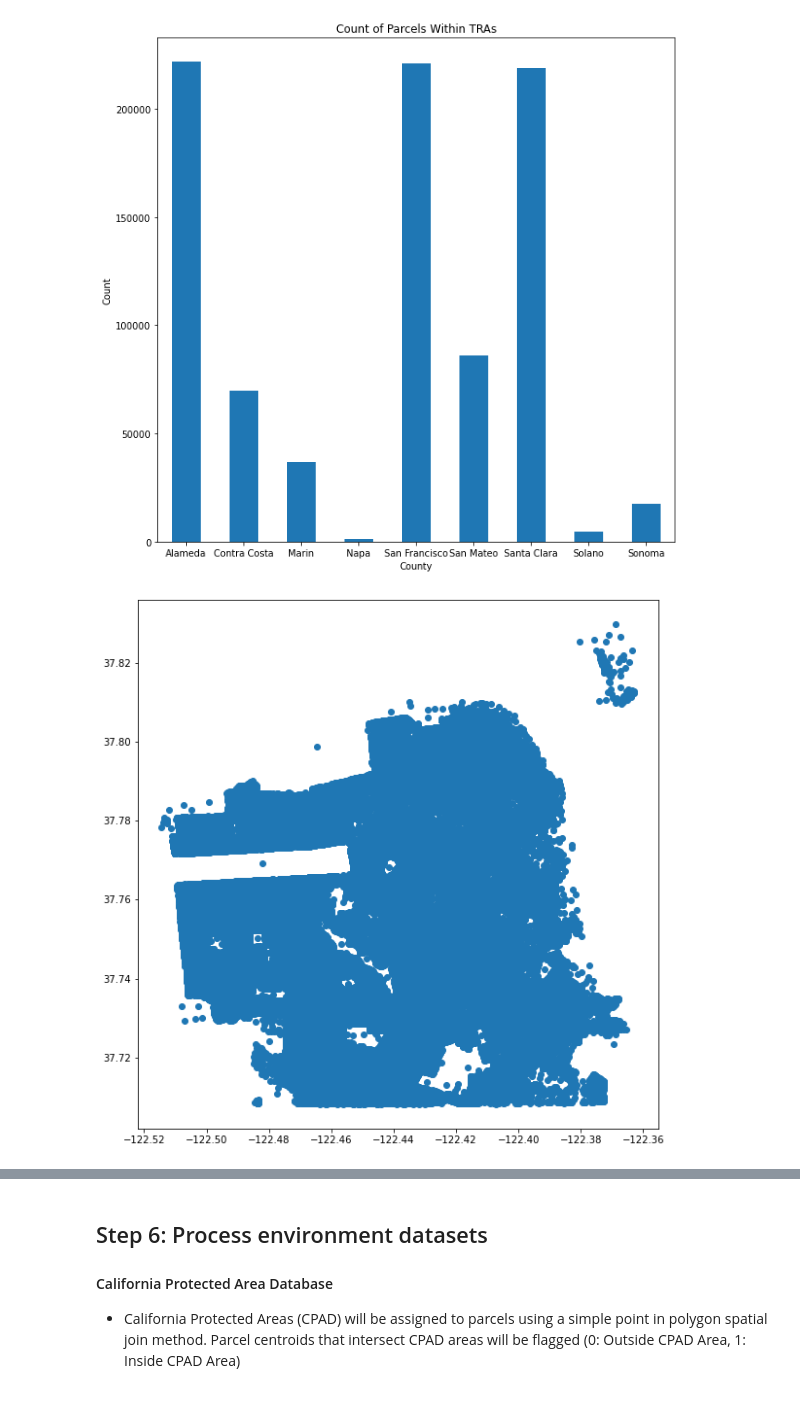
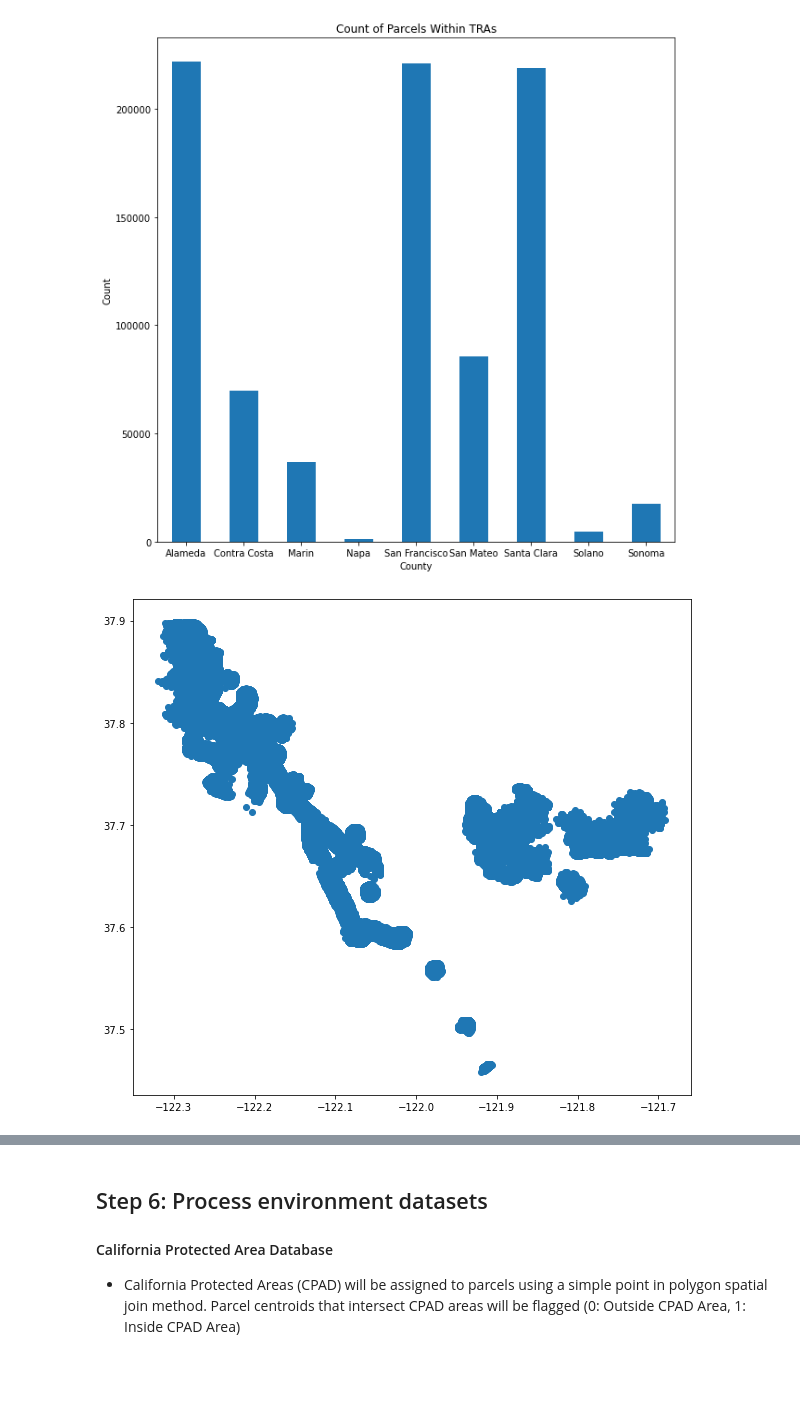
Before and after one commit to BayAreaMetro/Data-Analysis-Projects, a Jupyter notebook: housing-element-prescreening/scripts/Pre-Screening-Data-Processing.ipynb, the cells around one changed output, grey strips where cells are left out. Saved outputs shown, nothing was run; the diff lists cells and outputs as text; code cells hidden in the pictures.

```diff
--- a/housing-element-prescreening/scripts/Pre-Screening-Data-Processing.ipynb
+++ b/housing-element-prescreening/scripts/Pre-Screening-Data-Processing.ipynb
@@ -611,7 +601,7 @@ fiona.listlayers(os.path.join(data_dir,'site_selection_prescreening_database.gdb
  'cdf_fire_responsibility_areas_and_risk']
 # %%
 #Read fire severity risk data from project fgdb
-tra = gp.read_file(os.path.join(data_dir,'site_selection_prescreening_database.gdb'),
+tra_2020 = gp.read_file(os.path.join(data_dir,'site_selection_prescreening_database.gdb'),
                   driver='FileGDB',
                   layer='transit_rich_areas_2020')
 # %%
@@ -630,7 +620,7 @@ Datum: World Geodetic System 1984
 - Prime Meridian: Greenwich
 # %%
 #rename dissolve column to tra
-tra.rename(columns={'diss':'tra'},inplace=True)
+tra_2020.rename(columns={'diss':'tra'},inplace=True)
 # %%
 #Check CRS
 print(parcels_centroid.crs)
@@ -641,6 +631,6 @@ epsg:4326
 # %%
 #Spatially join parcel centroids and tras
 tra_parcel_centroid = gp.sjoin(parcels_centroid,
-                              tra,
+                              tra_2020,
                               how='left',
                               op='intersects')
@@ -684,12 +667,12 @@ plt.ticklabel_format(axis = 'y', style='plain');
 [figure]
 # %%
 #subset SF to view
-parcels_tra_sf = tra_parcel_centroid[(tra_parcel_centroid['tra'] == 1) &
-                                               (tra_parcel_centroid['jurisdict'] == 'San Francisco')]
+parcels_tra_al = tra_parcel_centroid[(tra_parcel_centroid['tra'] == 1) &
+                                               (tra_parcel_centroid['county'] == '1.0')]
 # %%
-parcels_tra_sf.plot(figsize=(10,10));
+parcels_tra_al.plot(figsize=(10,10));
 # %% [output]
-[figure, old version]
+[figure, new version]
 # %%
 fig, ax = plt.subplots(figsize=(10,10))
 
```
Also changed, not shown: parts of 83 cells of this notebook, 1 other file.
